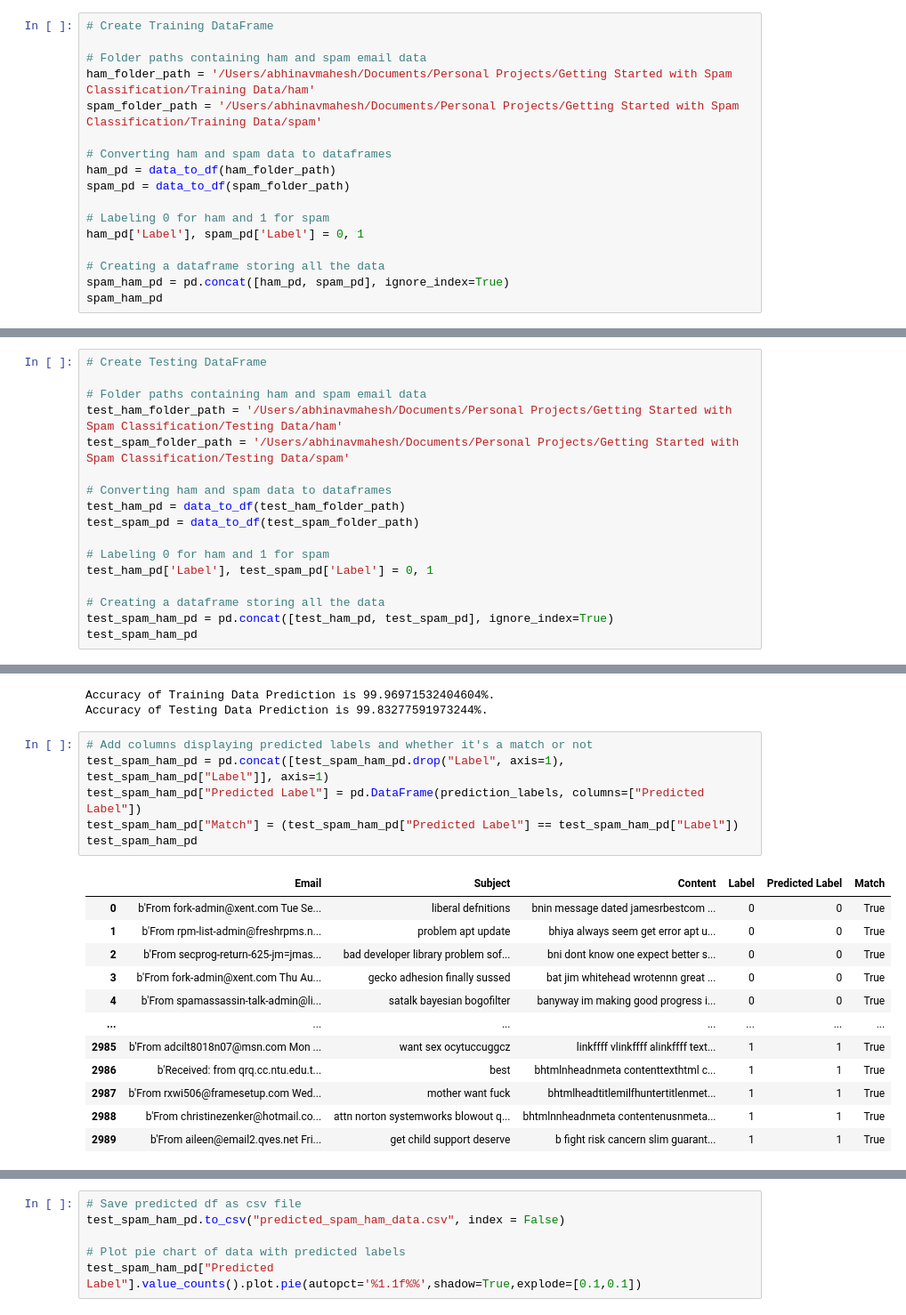
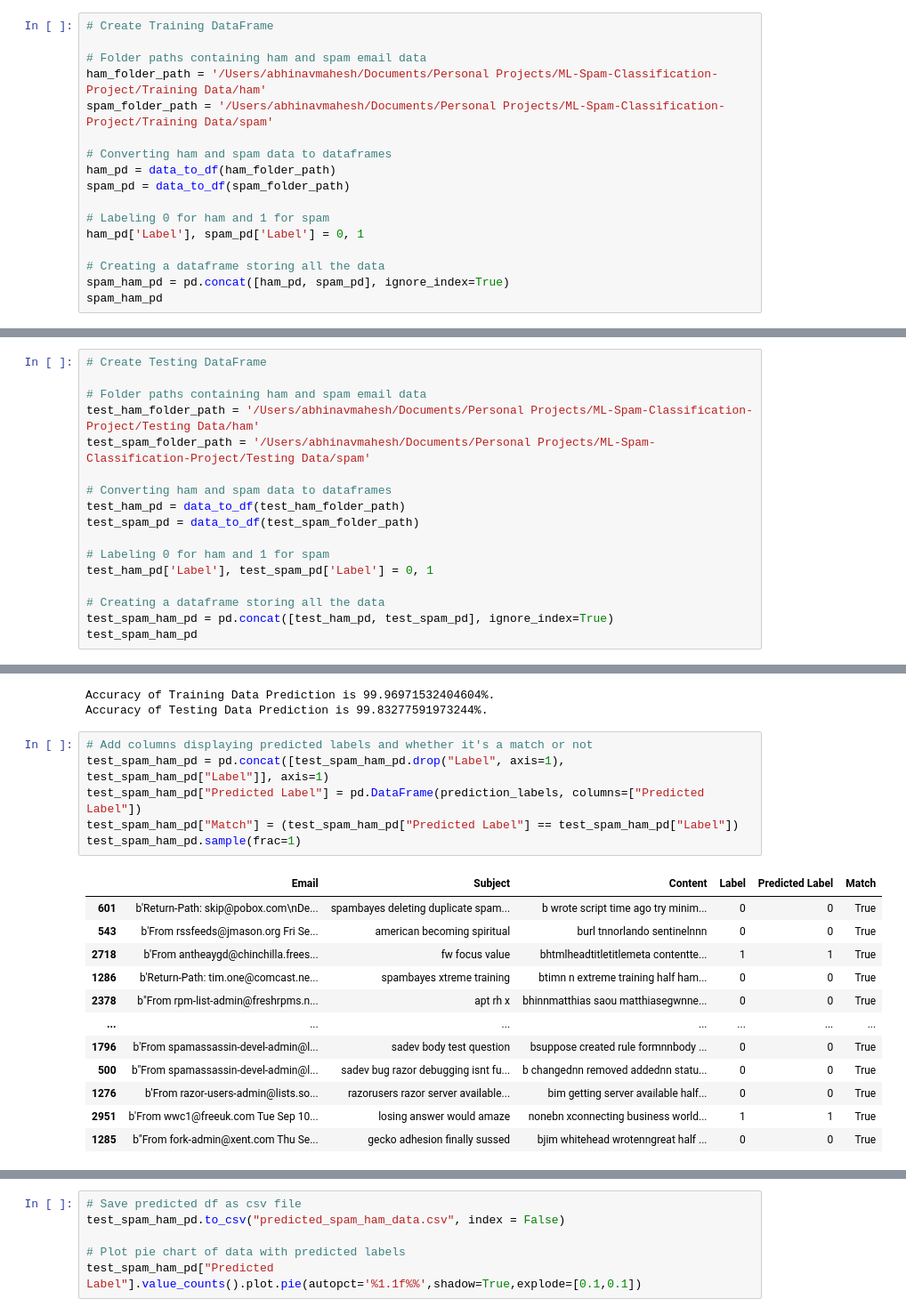
Before and after one commit to abiTheProgrammer/ML-Spam-Classification-Project, a Jupyter notebook: spam_classification.ipynb, the cells around one changed output, grey strips where cells are left out. Shown at 89% size. Cells and saved outputs as stored; diff of their text form.

```diff
--- a/spam_classification.ipynb
+++ b/spam_classification.ipynb
@@ -21,8 +21,8 @@ def data_to_df(path):
 # Create Training DataFrame
 
 # Folder paths containing ham and spam email data
-ham_folder_path = '/Users/abhinavmahesh/Documents/Personal Projects/Getting Started with Spam Classification/Training Data/ham'
-spam_folder_path = '/Users/abhinavmahesh/Documents/Personal Projects/Getting Started with Spam Classification/Training Data/spam'
+ham_folder_path = '/Users/abhinavmahesh/Documents/Personal Projects/ML-Spam-Classification-Project/Training Data/ham'
+spam_folder_path = '/Users/abhinavmahesh/Documents/Personal Projects/ML-Spam-Classification-Project/Training Data/spam'
 
 # Converting ham and spam data to dataframes
 ham_pd = data_to_df(ham_folder_path)
@@ -145,8 +139,8 @@ spam_ham_pd.Label.value_counts().plot.pie(autopct='%1.1f%%',shadow=True,explode=
 # Create Testing DataFrame
 
 # Folder paths containing ham and spam email data
-test_ham_folder_path = '/Users/abhinavmahesh/Documents/Personal Projects/Getting Started with Spam Classification/Testing Data/ham'
-test_spam_folder_path = '/Users/abhinavmahesh/Documents/Personal Projects/Getting Started with Spam Classification/Testing Data/spam'
+test_ham_folder_path = '/Users/abhinavmahesh/Documents/Personal Projects/ML-Spam-Classification-Project/Testing Data/ham'
+test_spam_folder_path = '/Users/abhinavmahesh/Documents/Personal Projects/ML-Spam-Classification-Project/Testing Data/spam'
 
 # Converting ham and spam data to dataframes
 test_ham_pd = data_to_df(test_ham_folder_path)
@@ -254,22 +248,22 @@ Accuracy of Testing Data Prediction is 99.83277591973244%.
 # %%
 # Add columns displaying predicted labels and whether it's a match or not
 test_spam_ham_pd = pd.concat([test_spam_ham_pd.drop("Label", axis=1), test_spam_ham_pd["Label"]], axis=1)
 test_spam_ham_pd["Predicted Label"] = pd.DataFrame(prediction_labels, columns=["Predicted Label"])
 test_spam_ham_pd["Match"] = (test_spam_ham_pd["Predicted Label"] == test_spam_ham_pd["Label"])
-test_spam_ham_pd
+test_spam_ham_pd.sample(frac=1)
 # %% [output]
 |  | Email | Subject | Content | Label | Predicted Label | Match |
-| 0 | b'From fork-admin@xent.com Tue Se... | liberal defnitions | bnin message dated jamesrbestcom ... | 0 | 0 | True |
-| 1 | b'From rpm-list-admin@freshrpms.n... | problem apt update | bhiya always seem get error apt u... | 0 | 0 | True |
-| 2 | b'From secprog-return-625-jm=jmas... | bad developer library problem sof... | bni dont know one expect better s... | 0 | 0 | True |
-| 3 | b'From fork-admin@xent.com Thu Au... | gecko adhesion finally sussed | bat jim whitehead wrotennn great ... | 0 | 0 | True |
-| 4 | b'From spamassassin-talk-admin@li... | satalk bayesian bogofilter | banyway im making good progress i... | 0 | 0 | True |
+| 601 | b'Return-Path: skip@pobox.com\nDe... | spambayes deleting duplicate spam... | b wrote script time ago try minim... | 0 | 0 | True |
+| 543 | b'From rssfeeds@jmason.org Fri Se... | american becoming spiritual | burl tnnorlando sentinelnnn | 0 | 0 | True |
+| 2718 | b'From antheaygd@chinchilla.frees... | fw focus value | bhtmlheadtitletitlemeta contentte... | 1 | 1 | True |
+| 1286 | b'Return-Path: tim.one@comcast.ne... | spambayes xtreme training | btimn n extreme training half ham... | 0 | 0 | True |
+| 2378 | b"From rpm-list-admin@freshrpms.n... | apt rh x | bhinnmatthias saou matthiasegwnne... | 0 | 0 | True |
 | ... | ... | ... | ... | ... | ... | ... |
-| 2985 | b'From adcilt8018n07@msn.com Mon ... | want sex ocytuccuggcz | linkffff vlinkffff alinkffff text... | 1 | 1 | True |
-| 2986 | b'Received: from qrq.cc.ntu.edu.t... | best | bhtmlnheadnmeta contenttexthtml c... | 1 | 1 | True |
-| 2987 | b'From rxwi506@framesetup.com Wed... | mother want fuck | bhtmlheadtitlemilfhuntertitlenmet... | 1 | 1 | True |
-| 2988 | b'From christinezenker@hotmail.co... | attn norton systemworks blowout q... | bhtmlnnheadnmeta contentenusnmeta... | 1 | 1 | True |
-| 2989 | b'From aileen@email2.qves.net Fri... | get child support deserve | b fight risk cancern slim guarant... | 1 | 1 | True |
+| 1796 | b'From spamassassin-devel-admin@l... | sadev body test question | bsuppose created rule formnnbody ... | 0 | 0 | True |
+| 500 | b"From spamassassin-devel-admin@l... | sadev bug razor debugging isnt fu... | b changednn removed addednn statu... | 0 | 0 | True |
+| 1276 | b'From razor-users-admin@lists.so... | razorusers razor server available... | bim getting server available half... | 0 | 0 | True |
+| 2951 | b'From wwc1@freeuk.com Tue Sep 10... | losing answer would amaze | nonebn xconnecting business world... | 1 | 1 | True |
+| 1285 | b"From fork-admin@xent.com Thu Se... | gecko adhesion finally sussed | bjim whitehead wrotenngreat half ... | 0 | 0 | True |
 2990 rows × 6 columns
 # %%
 # Save predicted df as csv file
```
Also changed, not shown: parts of 2 cells of this notebook.
